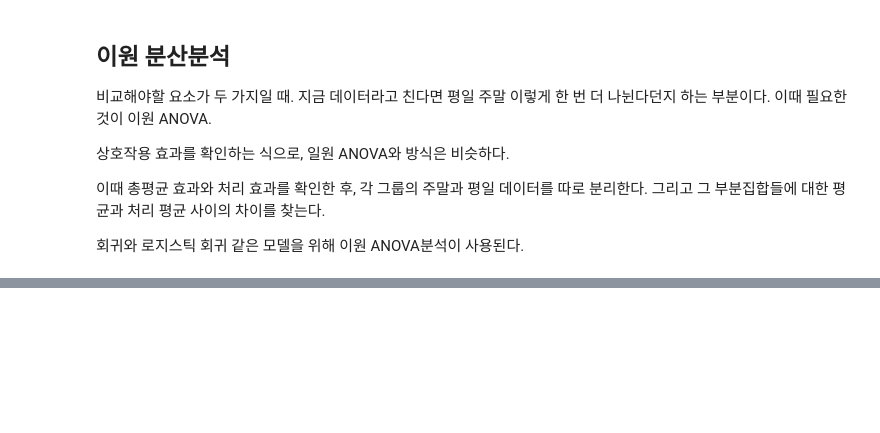
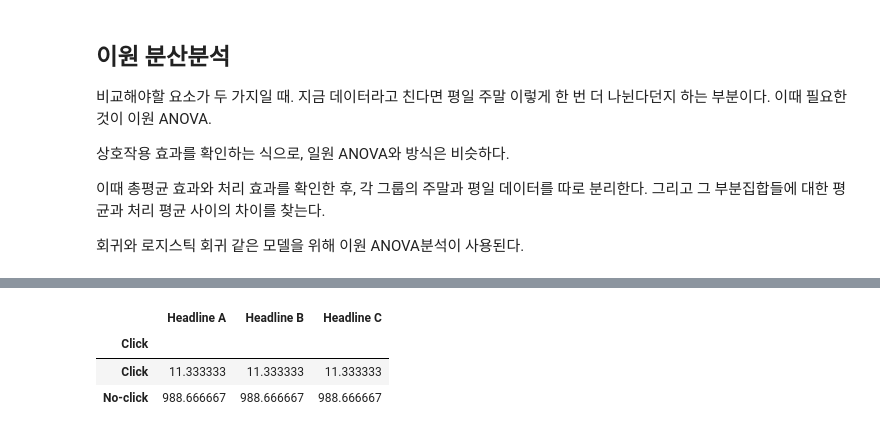
Before and after one commit to Angela-Park-JE/Practical_Statistics, a Jupyter notebook: Ch03/Ch3_6_ANOVA_CHI2.ipynb, the cells around one changed output, grey strips where cells are left out. Drawn from its saved outputs; the diff is of its cells as text; code cells hidden in the pictures; blank space fills up the shorter version.

```diff
--- a/Ch03/Ch3_6_ANOVA_CHI2.ipynb
+++ b/Ch03/Ch3_6_ANOVA_CHI2.ipynb
@@ -268,0 +339,9 @@ F통계량은 MS(처리)/MS(오차). F값은 이 비율에 따라 결정되며
+# %%
+# Chi-Square Test: A Resampling Approach
+# 표 3-4
+
+click_rate = pd.read_csv(CLICK_RATE_CSV)
+clicks = click_rate.pivot(index = 'Click',
+                         columns = 'Headline',
+                         values = 'Rate')
+print(clicks)
@@ -268,0 +361,15 @@ F통계량은 MS(처리)/MS(오차). F값은 이 비율에 따라 결정되며
+# %%
+# 표 3-5
+# 각 줄의 평균을 구해 데이터 프레임을 만든당
+
+each_row_average = clicks.mean(axis = 1)
+pd.DataFrame({
+    'Headline A' : each_row_average,
+    'Headline B' : each_row_average,
+    'Headline C' : each_row_average
+})
+# %% [output]
+|  | Headline A | Headline B | Headline C |
+| Click |  |  |  |
+| Click | 11.333333 | 11.333333 | 11.333333 |
+| No-click | 988.666667 | 988.666667 | 988.666667 |
```
Also changed, not shown: parts of 19 cells of this notebook.
